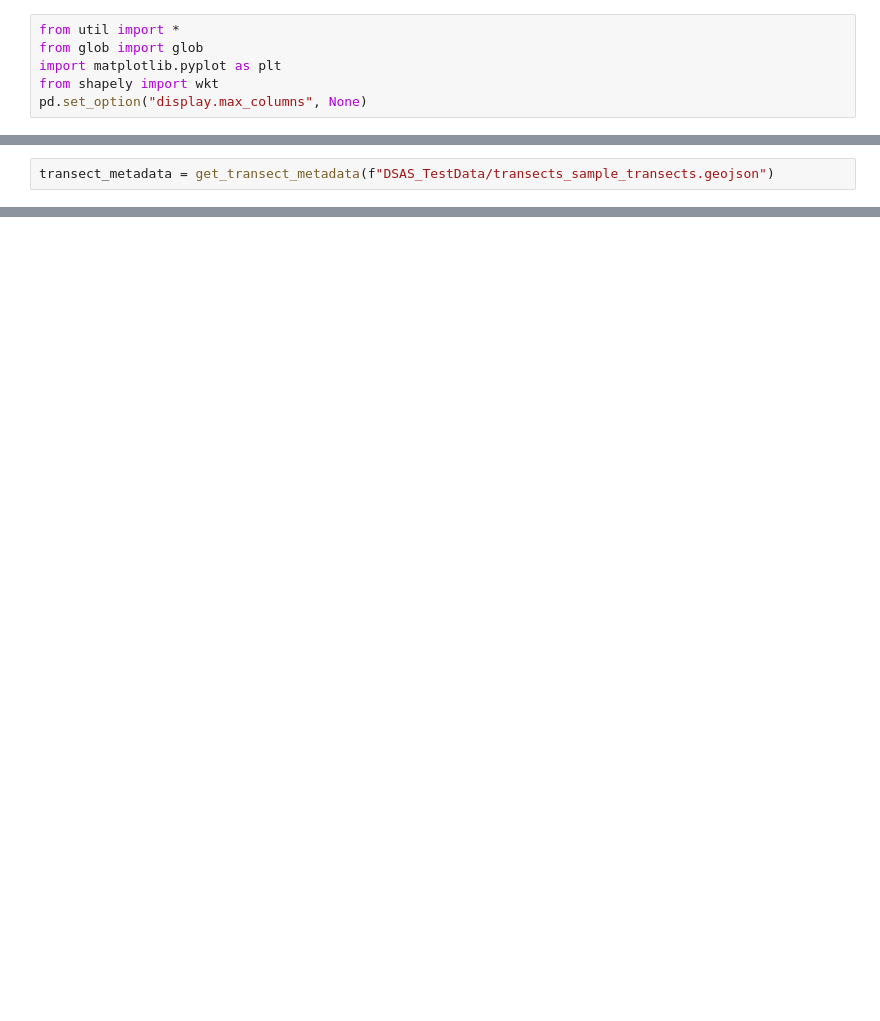
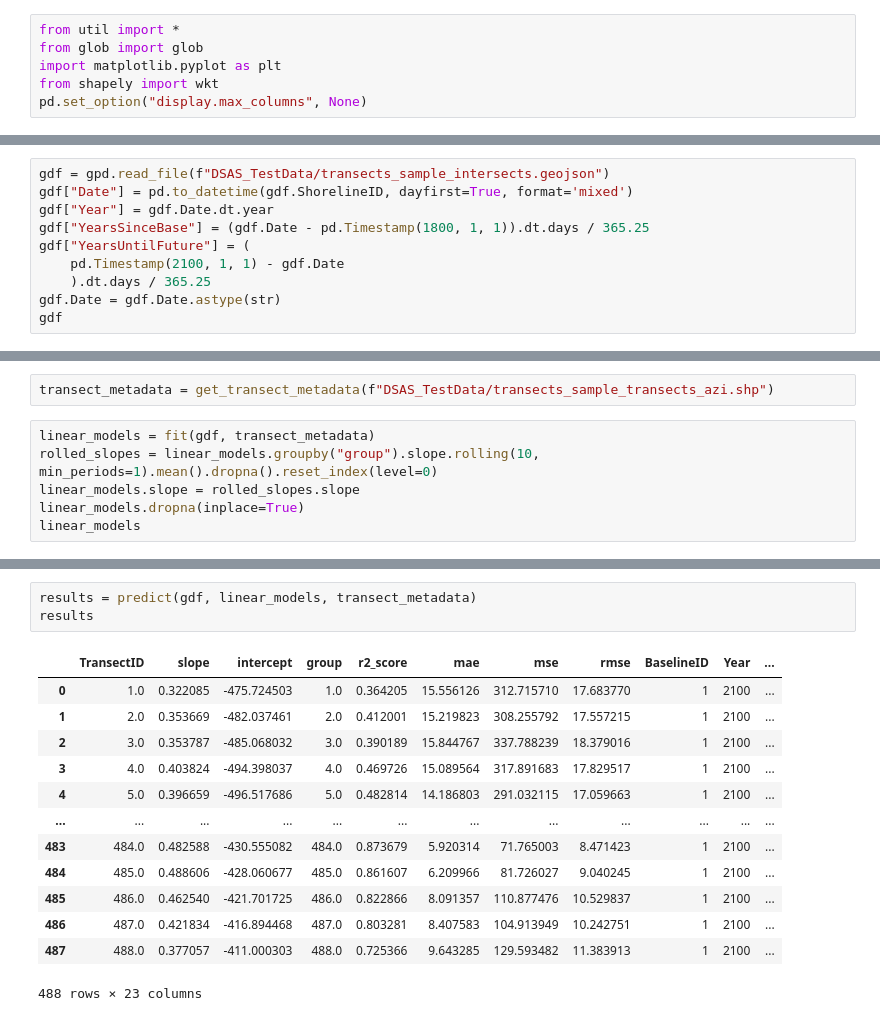
Before and after one commit to RNC-Research-Group/CliffErosion_Projections, a Jupyter notebook: HistoricRate_Proj_DSASv6.ipynb, the cells around one changed output, grey strips where cells are left out. Cells and saved outputs as stored; diff of their text form; blank space fills up the shorter version.

```diff
--- a/HistoricRate_Proj_DSASv6.ipynb
+++ b/HistoricRate_Proj_DSASv6.ipynb
@@ -12,0 +7,10 @@ AttributeError: 'GeoDataFrame' object has no attribute 'ShorelineI'
+# %%
+gdf = gpd.read_file(f"DSAS_TestData/transects_sample_intersects.geojson")
+gdf["Date"] = pd.to_datetime(gdf.ShorelineID, dayfirst=True, format='mixed')
+gdf["Year"] = gdf.Date.dt.year
+gdf["YearsSinceBase"] = (gdf.Date - pd.Timestamp(1800, 1, 1)).dt.days / 365.25
+gdf["YearsUntilFuture"] = (
+    pd.Timestamp(2100, 1, 1) - gdf.Date
+    ).dt.days / 365.25
+gdf.Date = gdf.Date.astype(str)
+gdf
@@ -13,2 +31,8 @@ AttributeError: 'GeoDataFrame' object has no attribute 'ShorelineI'
 # %%
-transect_metadata = get_transect_metadata(f"DSAS_TestData/transects_sample_transects.geojson")
+transect_metadata = get_transect_metadata(f"DSAS_TestData/transects_sample_transects_azi.shp")
+# %%
+linear_models = fit(gdf, transect_metadata)
+rolled_slopes = linear_models.groupby("group").slope.rolling(10, min_periods=1).mean().dropna().reset_index(level=0)
+linear_models.slope = rolled_slopes.slope
+linear_models.dropna(inplace=True)
+linear_models
@@ -14,0 +53,17 @@ transect_metadata = get_transect_metadata(f"DSAS_TestData/transects_sample_trans
+# %%
+results = predict(gdf, linear_models, transect_metadata)
+results
+# %% [output]
+|  | TransectID | slope | intercept | group | r2_score | mae | mse | rmse | BaselineID | Year | ... |
+| 0 | 1.0 | 0.322085 | -475.724503 | 1.0 | 0.364205 | 15.556126 | 312.715710 | 17.683770 | 1 | 2100 | ... |
+| 1 | 2.0 | 0.353669 | -482.037461 | 2.0 | 0.412001 | 15.219823 | 308.255792 | 17.557215 | 1 | 2100 | ... |
+| 2 | 3.0 | 0.353787 | -485.068032 | 3.0 | 0.390189 | 15.844767 | 337.788239 | 18.379016 | 1 | 2100 | ... |
+| 3 | 4.0 | 0.403824 | -494.398037 | 4.0 | 0.469726 | 15.089564 | 317.891683 | 17.829517 | 1 | 2100 | ... |
+| 4 | 5.0 | 0.396659 | -496.517686 | 5.0 | 0.482814 | 14.186803 | 291.032115 | 17.059663 | 1 | 2100 | ... |
+| ... | ... | ... | ... | ... | ... | ... | ... | ... | ... | ... | ... |
+| 483 | 484.0 | 0.482588 | -430.555082 | 484.0 | 0.873679 | 5.920314 | 71.765003 | 8.471423 | 1 | 2100 | ... |
+| 484 | 485.0 | 0.488606 | -428.060677 | 485.0 | 0.861607 | 6.209966 | 81.726027 | 9.040245 | 1 | 2100 | ... |
+| 485 | 486.0 | 0.462540 | -421.701725 | 486.0 | 0.822866 | 8.091357 | 110.877476 | 10.529837 | 1 | 2100 | ... |
+| 486 | 487.0 | 0.421834 | -416.894468 | 487.0 | 0.803281 | 8.407583 | 104.913949 | 10.242751 | 1 | 2100 | ... |
+| 487 | 488.0 | 0.377057 | -411.000303 | 488.0 | 0.725366 | 9.643285 | 129.593482 | 11.383913 | 1 | 2100 | ... |
+488 rows × 23 columns
```
Also changed, not shown: parts of 8 cells of this notebook, 5 other files.
